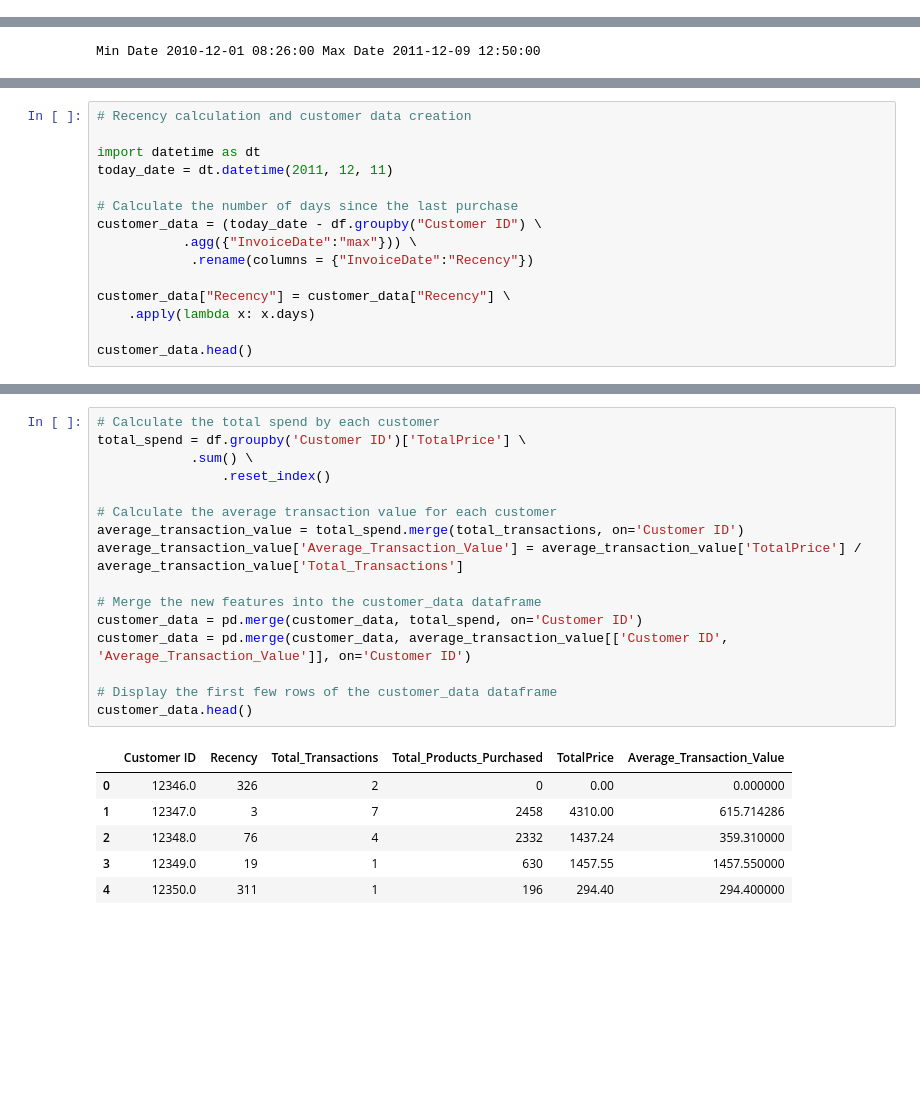
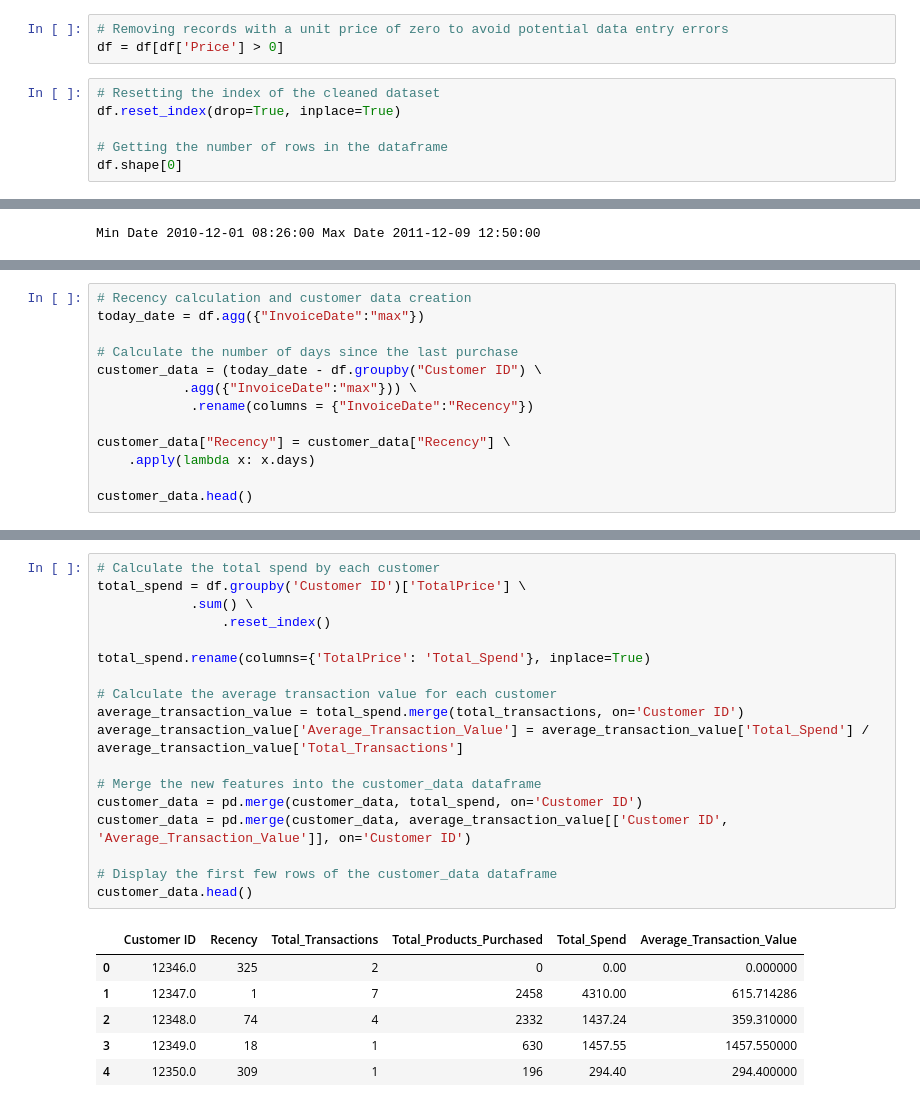
Before and after one commit to EduardoC15/Customer-Segmentation-for-e-commerce, a Jupyter notebook: e-commerce_EDA/e-commerce_RFM_Segmentation.ipynb, the cells around one changed output, grey strips where cells are left out. Cells and saved outputs as stored; diff of their text form; blank space fills up the shorter version.

Commit message:
Treating unit prices, adding features and updating README

```diff
--- a/e-commerce_EDA/e-commerce_RFM_Segmentation.ipynb
+++ b/e-commerce_EDA/e-commerce_RFM_Segmentation.ipynb
@@ -558,0 +520,9 @@ Name: Quantity, dtype: int64
+# %%
+# Removing records with a unit price of zero to avoid potential data entry errors
+df = df[df['Price'] > 0]
+# %%
+# Resetting the index of the cleaned dataset
+df.reset_index(drop=True, inplace=True)
+
+# Getting the number of rows in the dataframe
+df.shape[0]
@@ -640,8 +562,6 @@ df.describe(include='object').T
 # %%
 # Recency calculation and customer data creation
-
-import datetime as dt
-today_date = dt.datetime(2011, 12, 11)
+today_date = df.agg({"InvoiceDate":"max"})
 
 # Calculate the number of days since the last purchase
 customer_data = (today_date - df.groupby("Customer ID") \
@@ -689,26 +625,28 @@ customer_data.head()
 # %%
 # Calculate the total spend by each customer
 total_spend = df.groupby('Customer ID')['TotalPrice'] \
             .sum() \
                 .reset_index()
 
+total_spend.rename(columns={'TotalPrice': 'Total_Spend'}, inplace=True)
+
 # Calculate the average transaction value for each customer
 average_transaction_value = total_spend.merge(total_transactions, on='Customer ID')
-average_transaction_value['Average_Transaction_Value'] = average_transaction_value['TotalPrice'] / average_transaction_value['Total_Transactions']
+average_transaction_value['Average_Transaction_Value'] = average_transaction_value['Total_Spend'] / average_transaction_value['Total_Transactions']
 
 # Merge the new features into the customer_data dataframe
 customer_data = pd.merge(customer_data, total_spend, on='Customer ID')
 customer_data = pd.merge(customer_data, average_transaction_value[['Customer ID', 'Average_Transaction_Value']], on='Customer ID')
 
 # Display the first few rows of the customer_data dataframe
 customer_data.head()
 # %% [output]
-|  | Customer ID | Recency | Total_Transactions | Total_Products_Purchased | TotalPrice | Average_Transaction_Value |
-| 0 | 12346.0 | 326 | 2 | 0 | 0.00 | 0.000000 |
-| 1 | 12347.0 | 3 | 7 | 2458 | 4310.00 | 615.714286 |
-| 2 | 12348.0 | 76 | 4 | 2332 | 1437.24 | 359.310000 |
-| 3 | 12349.0 | 19 | 1 | 630 | 1457.55 | 1457.550000 |
-| 4 | 12350.0 | 311 | 1 | 196 | 294.40 | 294.400000 |
+|  | Customer ID | Recency | Total_Transactions | Total_Products_Purchased | Total_Spend | Average_Transaction_Value |
+| 0 | 12346.0 | 325 | 2 | 0 | 0.00 | 0.000000 |
+| 1 | 12347.0 | 1 | 7 | 2458 | 4310.00 | 615.714286 |
+| 2 | 12348.0 | 74 | 4 | 2332 | 1437.24 | 359.310000 |
+| 3 | 12349.0 | 18 | 1 | 630 | 1457.55 | 1457.550000 |
+| 4 | 12350.0 | 309 | 1 | 196 | 294.40 | 294.400000 |
 # %%
 # Calculate the number of unique products purchased by each customer
 unique_products_purchased = df.groupby('Customer ID')['StockCode'] \
```
Also changed, not shown: parts of 36 cells of this notebook, 1 other file.
